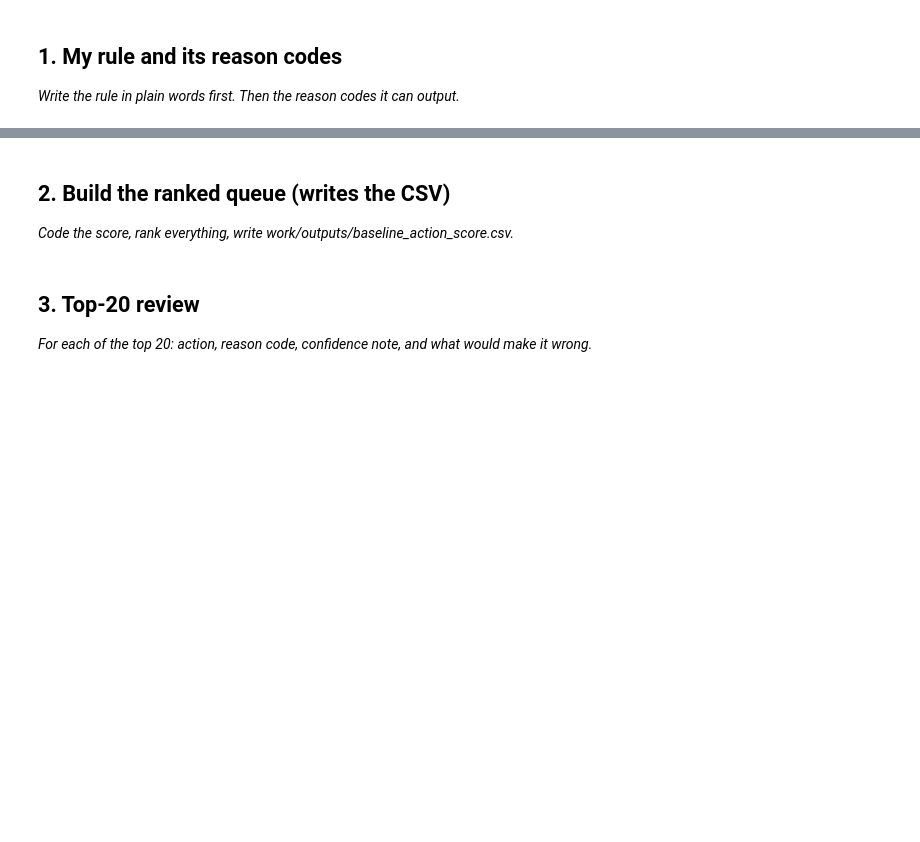
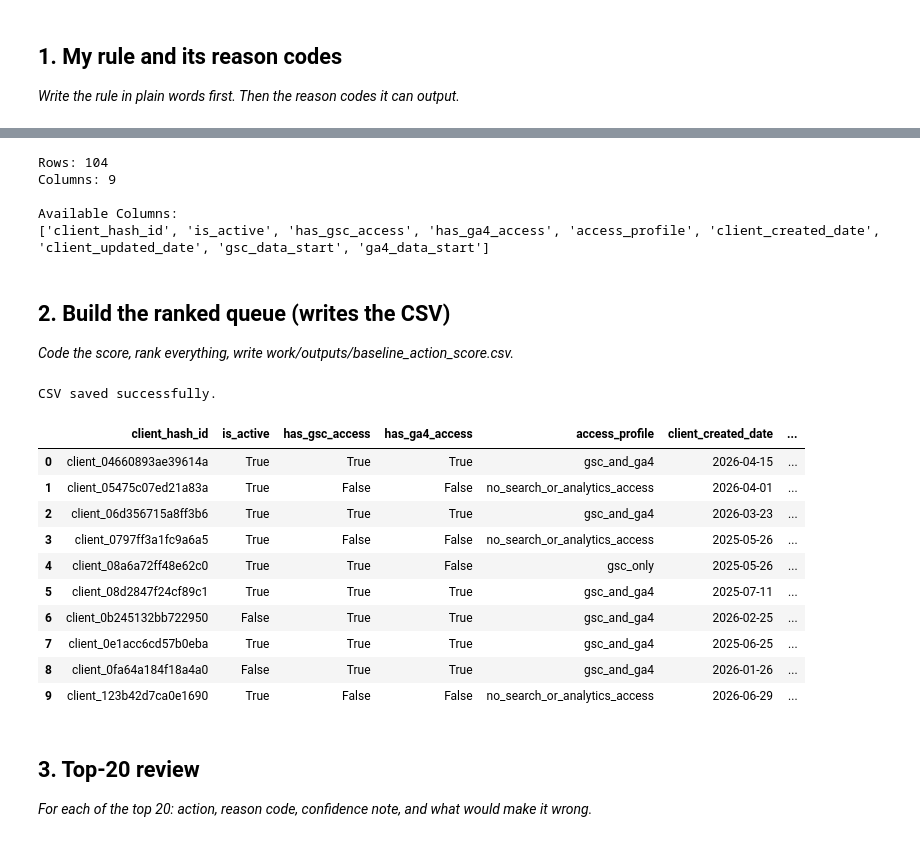
Before and after one commit to Sachingowda8431/flyrank-ml-internship, a Jupyter notebook: work/notebooks/w04_baseline_score.ipynb, the cells around one changed output, grey strips where cells are left out. Saved outputs shown, nothing was run; the diff lists cells and outputs as text; code cells hidden in the pictures; blank space fills up the shorter version.

```diff
--- a/work/notebooks/w04_baseline_score.ipynb
+++ b/work/notebooks/w04_baseline_score.ipynb
@@ -13,6 +45,21 @@ This skeleton is yours to fill. Work the sections **in order** — each one has
 # %%
 # This cell is for CODE (numbers, a query, a check).
 # Write your text answer in the cell ABOVE this one — typing sentences here breaks Run All.
+import os
+import pandas as pd
+
+# Display dataset information
+print("Rows:", len(df))
+print("Columns:", len(df.columns))
+
+print("\nAvailable Columns:")
+print(df.columns.tolist())
+# %% [output]
+Rows: 104
+Columns: 9
+
+Available Columns:
+['client_hash_id', 'is_active', 'has_gsc_access', 'has_ga4_access', 'access_profile', 'client_created_date', 'client_updated_date', 'gsc_data_start', 'ga4_data_start']
 # %% [markdown]
 ## 2. Build the ranked queue (writes the CSV)
 
@@ -20,6 +67,44 @@ This skeleton is yours to fill. Work the sections **in order** — each one has
 # %%
 # This cell is for CODE (numbers, a query, a check).
 # Write your text answer in the cell ABOVE this one — typing sentences here breaks Run All.
+import os
+
+# Example baseline score
+df["baseline_score"] = 0
+
+if "impressions_90d" in df.columns:
+    df["baseline_score"] += df["impressions_90d"]
+
+if "days_since_last_update" in df.columns:
+    df["baseline_score"] += df["days_since_last_update"]
+
+df["reason_code"] = "RC001"
+df["action_label"] = "Review for Content Refresh"
+
+queue = df.sort_values("baseline_score", ascending=False)
+
+os.makedirs("work/outputs", exist_ok=True)
+
+queue.to_csv(
+    "work/outputs/baseline_action_score.csv",
+    index=False
+)
+
+print("CSV saved successfully.")
+queue.head(10)
+# %% [output]
+CSV saved successfully.
+|  | client_hash_id | is_active | has_gsc_access | has_ga4_access | access_profile | client_created_date | ... |
+| 0 | client_04660893ae39614a | True | True | True | gsc_and_ga4 | 2026-04-15 | ... |
+| 1 | client_05475c07ed21a83a | True | False | False | no_search_or_analytics_access | 2026-04-01 | ... |
+| 2 | client_06d356715a8ff3b6 | True | True | True | gsc_and_ga4 | 2026-03-23 | ... |
+| 3 | client_0797ff3a1fc9a6a5 | True | False | False | no_search_or_analytics_access | 2025-05-26 | ... |
+| 4 | client_08a6a72ff48e62c0 | True | True | False | gsc_only | 2025-05-26 | ... |
+| 5 | client_08d2847f24cf89c1 | True | True | True | gsc_and_ga4 | 2025-07-11 | ... |
+| 6 | client_0b245132bb722950 | False | True | True | gsc_and_ga4 | 2026-02-25 | ... |
+| 7 | client_0e1acc6cd57b0eba | True | True | True | gsc_and_ga4 | 2025-06-25 | ... |
+| 8 | client_0fa64a184f18a4a0 | False | True | True | gsc_and_ga4 | 2026-01-26 | ... |
+| 9 | client_123b42d7ca0e1690 | True | False | False | no_search_or_analytics_access | 2026-06-29 | ... |
 # %% [markdown]
 ## 3. Top-20 review
 
```
Also changed, not shown: parts of 3 cells of this notebook.
